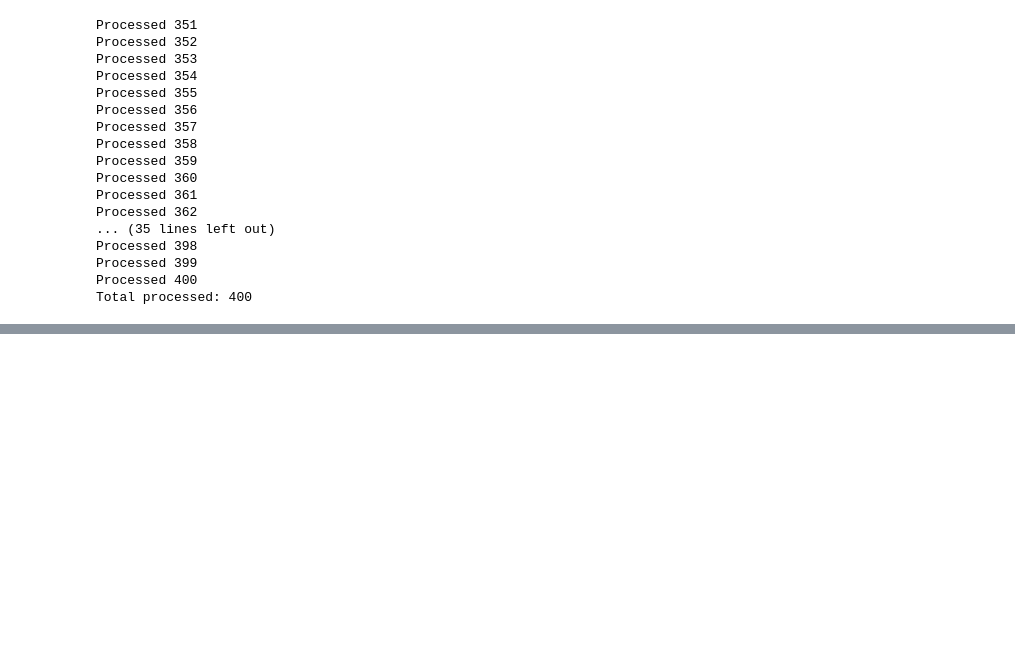
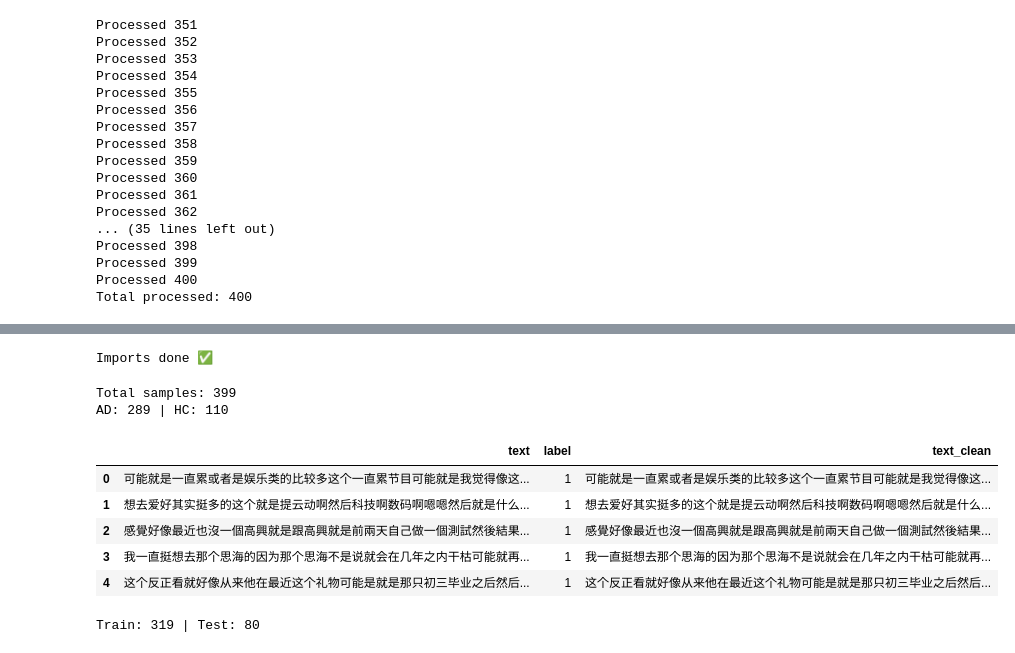
Before and after one commit to Mansi26-code1/ad-detector-project, a Jupyter notebook: notebooks/linguistic_model.ipynb, the cells around one changed output, grey strips where cells are left out. Drawn from its saved outputs; the diff is of its cells as text; code cells hidden in the pictures; blank space fills up the shorter version.

```diff
--- a/notebooks/linguistic_model.ipynb
+++ b/notebooks/linguistic_model.ipynb
@@ -300,11 +289,0 @@ print(len(texts))
-# %%
-def clean_text(text):
-    if isinstance(text, str):   # ✅ check if text is string
-        text = text.lower()
-        text = re.sub(r'[^a-zA-Z\s]', '', text)
-        text = re.sub(r'\s+', ' ', text).strip()
-        return text
-    else:
-        return ""   # replace NaN with empty string
-
-texts = [clean_text(t) for t in texts]
@@ -374,0 +290,66 @@ Saved!
+# %%
+# ============================================
+# CELL 1 — Imports
+# ============================================
+import os
+import re
+import pickle
+import pandas as pd
+from sklearn.feature_extraction.text import TfidfVectorizer
+from sklearn.linear_model import LogisticRegression
+from sklearn.pipeline import Pipeline
+from sklearn.model_selection import train_test_split, StratifiedKFold, cross_validate
+from sklearn.metrics import classification_report, ConfusionMatrixDisplay
+import matplotlib.pyplot as plt
+import warnings
+warnings.filterwarnings('ignore')
+print("Imports done ✅")
+# %% [output]
+Imports done ✅
+# %%
+# ============================================
+# CELL 2 — Load & Clean Data
+# ============================================
+df = pd.read_csv(r"C:\Users\MANSI\ad_detector\notebooks\temp_text.csv")
+df = df.dropna(subset=["text"])
+df = df[df["text"].str.strip() != ""]
+
+def clean_text(text):
+    if not isinstance(text, str):
+        return ""
+    text = text.lower()
+    text = re.sub(r'\s+', ' ', text).strip()
+    return text
+
+df["text_clean"] = df["text"].apply(clean_text)
+df = df[df["text_clean"].str.len() > 0]
+
+print("Total samples:", len(df))
+print("AD:", df["label"].sum(), "| HC:", (df["label"]==0).sum())
+df.head()
+# %% [output]
+Total samples: 399
+AD: 289 | HC: 110
+|  | text | label | text_clean |
+| 0 | 可能就是一直累或者是娱乐类的比较多这个一直累节目可能就是我觉得像这... | 1 | 可能就是一直累或者是娱乐类的比较多这个一直累节目可能就是我觉得像这... |
+| 1 | 想去爱好其实挺多的这个就是提云动啊然后科技啊数码啊嗯嗯然后就是什么... | 1 | 想去爱好其实挺多的这个就是提云动啊然后科技啊数码啊嗯嗯然后就是什么... |
+| 2 | 感覺好像最近也沒一個高興就是跟高興就是前兩天自己做一個測試然後結果... | 1 | 感覺好像最近也沒一個高興就是跟高興就是前兩天自己做一個測試然後結果... |
+| 3 | 我一直挺想去那个思海的因为那个思海不是说就会在几年之内干枯可能就再... | 1 | 我一直挺想去那个思海的因为那个思海不是说就会在几年之内干枯可能就再... |
+| 4 | 这个反正看就好像从来他在最近这个礼物可能是就是那只初三毕业之后然后... | 1 | 这个反正看就好像从来他在最近这个礼物可能是就是那只初三毕业之后然后... |
+# %%
+# ============================================
+# CELL 3 — Train/Test Split
+# ============================================
+texts  = df["text_clean"].tolist()
+labels = df["label"].tolist()
+
+X_train, X_test, y_train, y_test = train_test_split(
+    texts, labels,
+    test_size=0.2,
+    random_state=42,
+    stratify=labels
+)
+
+print("Train:", len(X_train), "| Test:", len(X_test))
+# %% [output]
+Train: 319 | Test: 80
```
Also changed, not shown: parts of 8 cells of this notebook, 8 other files.
